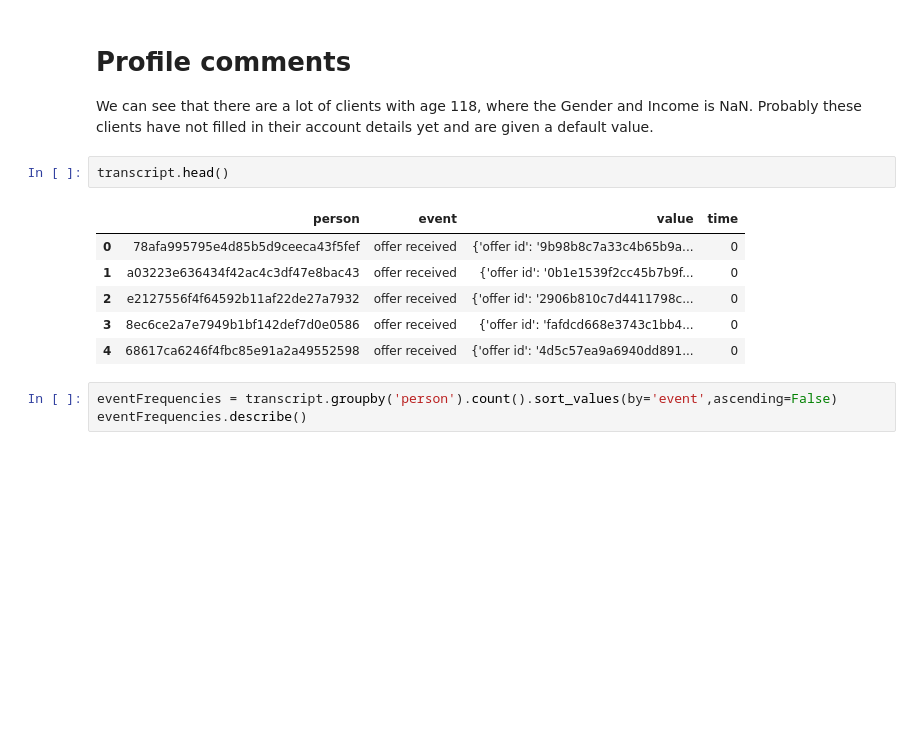
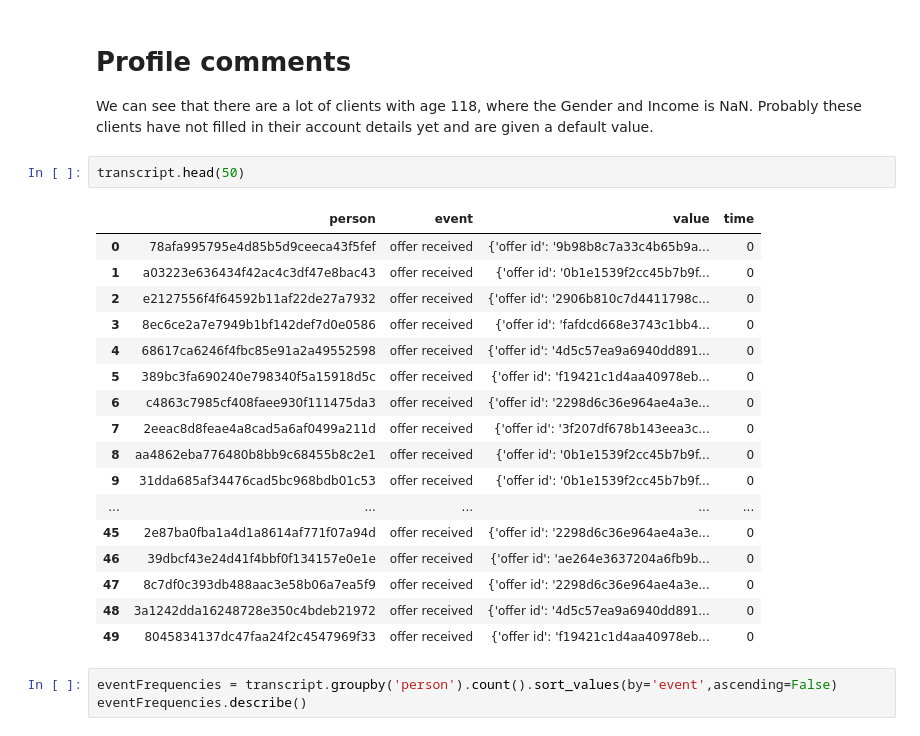
Before and after one commit to cerionXLII/StarbucksCapstoneChallenge, a Jupyter notebook: src/Starbucks_Capstone_notebook.ipynb, the cells around one changed output. Drawn from its saved outputs; the diff is of its cells as text; blank space fills up the shorter version.

```diff
--- a/src/Starbucks_Capstone_notebook.ipynb
+++ b/src/Starbucks_Capstone_notebook.ipynb
@@ -124,14 +124,25 @@ profile.head(20)
 # Profile comments
 We can see that there are a lot of clients with age 118, where the Gender and Income is NaN. Probably these clients have not filled in their account details yet and are given a default value.
 # %%
-transcript.head()
+transcript.head(50)
 # %% [output]
 |  | person | event | value | time |
 | 0 | 78afa995795e4d85b5d9ceeca43f5fef | offer received | {'offer id': '9b98b8c7a33c4b65b9a... | 0 |
 | 1 | a03223e636434f42ac4c3df47e8bac43 | offer received | {'offer id': '0b1e1539f2cc45b7b9f... | 0 |
 | 2 | e2127556f4f64592b11af22de27a7932 | offer received | {'offer id': '2906b810c7d4411798c... | 0 |
 | 3 | 8ec6ce2a7e7949b1bf142def7d0e0586 | offer received | {'offer id': 'fafdcd668e3743c1bb4... | 0 |
 | 4 | 68617ca6246f4fbc85e91a2a49552598 | offer received | {'offer id': '4d5c57ea9a6940dd891... | 0 |
+| 5 | 389bc3fa690240e798340f5a15918d5c | offer received | {'offer id': 'f19421c1d4aa40978eb... | 0 |
+| 6 | c4863c7985cf408faee930f111475da3 | offer received | {'offer id': '2298d6c36e964ae4a3e... | 0 |
+| 7 | 2eeac8d8feae4a8cad5a6af0499a211d | offer received | {'offer id': '3f207df678b143eea3c... | 0 |
+| 8 | aa4862eba776480b8bb9c68455b8c2e1 | offer received | {'offer id': '0b1e1539f2cc45b7b9f... | 0 |
+| 9 | 31dda685af34476cad5bc968bdb01c53 | offer received | {'offer id': '0b1e1539f2cc45b7b9f... | 0 |
+| ... | ... | ... | ... | ... |
+| 45 | 2e87ba0fba1a4d1a8614af771f07a94d | offer received | {'offer id': '2298d6c36e964ae4a3e... | 0 |
+| 46 | 39dbcf43e24d41f4bbf0f134157e0e1e | offer received | {'offer id': 'ae264e3637204a6fb9b... | 0 |
+| 47 | 8c7df0c393db488aac3e58b06a7ea5f9 | offer received | {'offer id': '2298d6c36e964ae4a3e... | 0 |
+| 48 | 3a1242dda16248728e350c4bdeb21972 | offer received | {'offer id': '4d5c57ea9a6940dd891... | 0 |
+| 49 | 8045834137dc47faa24f2c4547969f33 | offer received | {'offer id': 'f19421c1d4aa40978eb... | 0 |
 # %%
 eventFrequencies = transcript.groupby('person').count().sort_values(by='event',ascending=False)
 eventFrequencies.describe()
```
Also changed, not shown: parts of 31 cells of this notebook.
